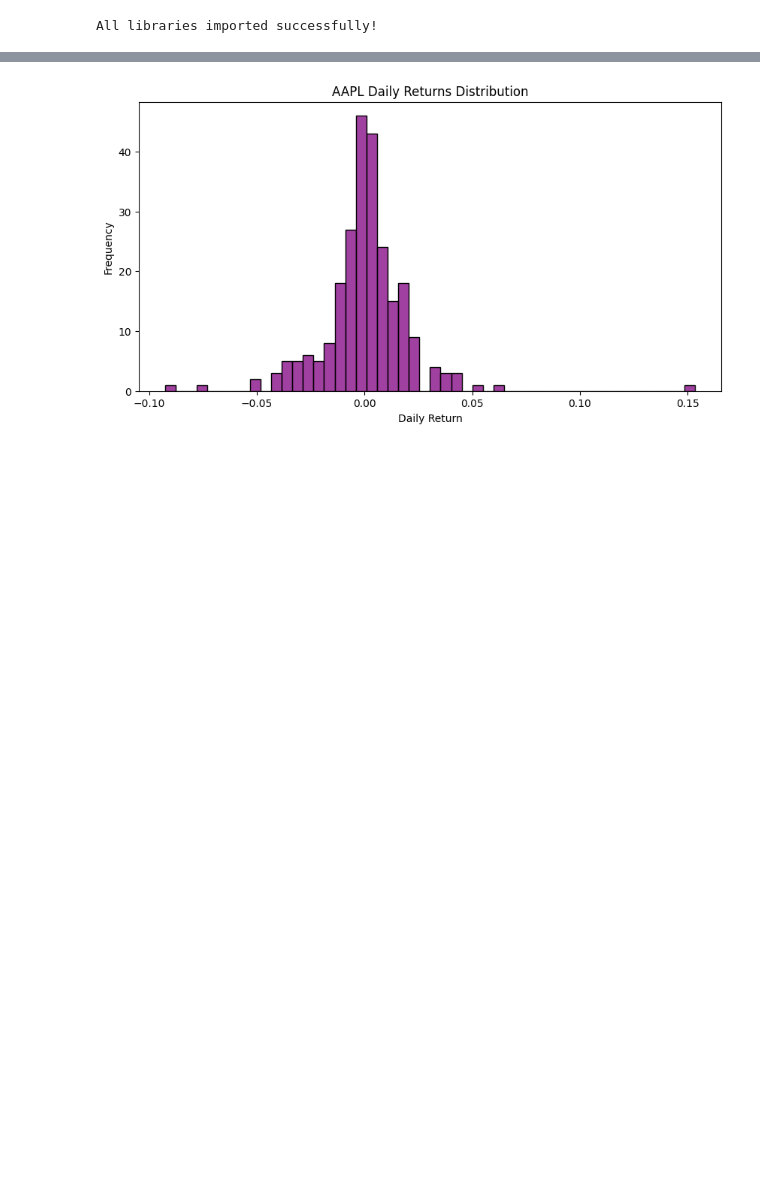
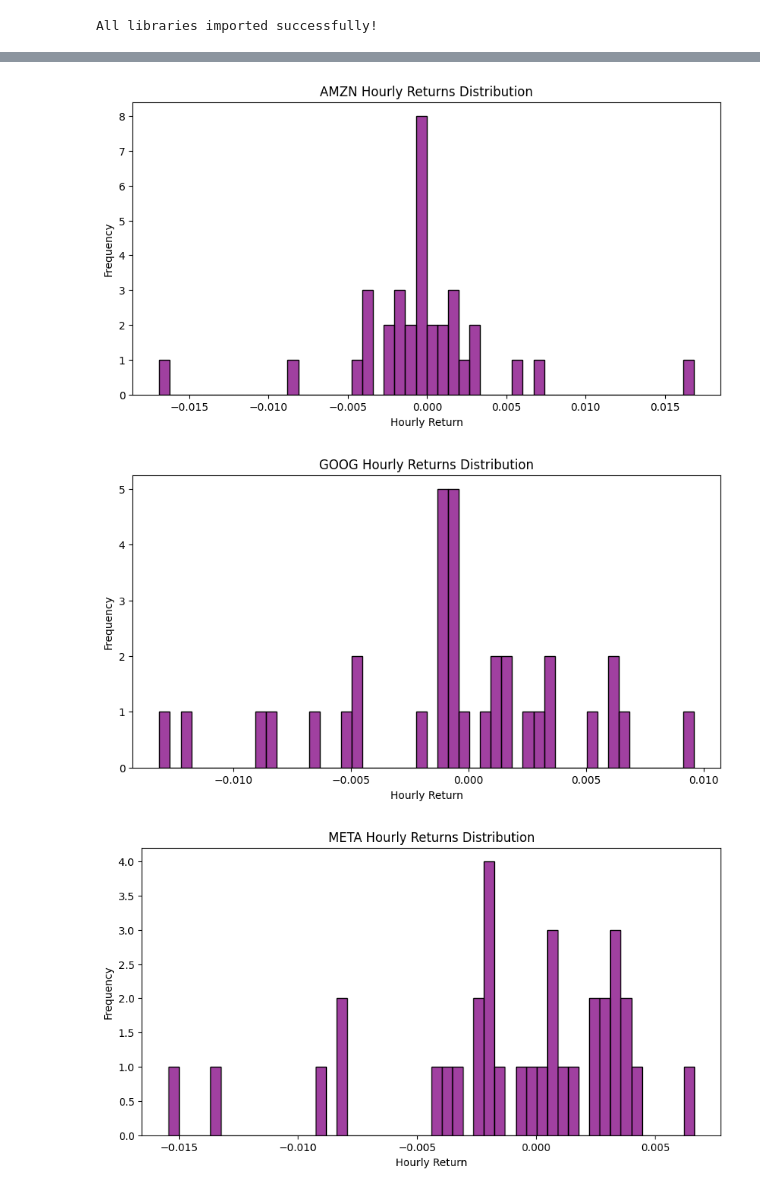
Before and after one commit to Robson41/computer_infrastructure_assessment, a Jupyter notebook: problems.ipynb, the cells around one changed output, grey strips where cells are left out. Saved outputs shown, nothing was run; the diff lists cells and outputs as text; code cells hidden in the pictures; blank space fills up the shorter version.

```diff
--- a/problems.ipynb
+++ b/problems.ipynb
@@ -155,29 +258,27 @@ plt.show()
 # %%
 # ==============================
-# Cell 7: Calculate and Visualize Daily Returns
+# Cell 6: Calculate and Visualise Daily Returns for All FAANG Stocks
 # ==============================
 
-# Step 8a: Calculate daily percentage change in closing price
-# .pct_change() computes (current_day - previous_day) / previous_day
-# This gives the daily return as a decimal (e.g., 0.02 = 2%)
-# This helps quantify volatility in the stock
-stock_data['Daily_Return'] = stock_data['Close'].pct_change()
+# Loop through each cleaned stock DataFrame
+for ticker, df in faang_data.items():  # faang_data is the dictionary from Cell 3
+    # Step 8a: Calculate hourly percentage change in closing price
+    df['Hourly_Return'] = df['Close'].pct_change()  # Returns as decimals
 
-# Step 8b: Set up the figure for the histogram
-plt.figure(figsize=(10,5))
+    # Step 8b: Set up the figure for the histogram
+    plt.figure(figsize=(10,5))
 
-# Step 8c: Plot histogram of daily returns
-# dropna() is used to remove the first NaN generated by pct_change()
-# bins=50 creates 50 intervals for the histogram
-# color='purple' sets the bar color
-sns.histplot(stock_data['Daily_Return'].dropna(), bins=50, color='purple')
+    # Step 8c: Plot histogram of hourly returns
+    sns.histplot(df['Hourly_Return'].dropna(), bins=50, color='purple')
 
-# Step 8d: Add title and axis labels
-plt.title(f'{ticker_symbol} Daily Returns Distribution')
-plt.xlabel('Daily Return')  # X-axis represents percentage change
-plt.ylabel('Frequency')     # Y-axis represents how often each return occurred
+    # Step 8d: Add title and axis labels
+    plt.title(f'{ticker} Hourly Returns Distribution')
+    plt.xlabel('Hourly Return')
+    plt.ylabel('Frequency')
 
-# Step 8e: Display the histogram
-plt.show()
+    # Step 8e: Show the histogram
+    plt.show()
 # %% [output]
-[figure, old version]
+[figure, new version]
+[figure, added]
+[figure, added]
```
Also changed, not shown: parts of 7 cells of this notebook, 5 other files.
